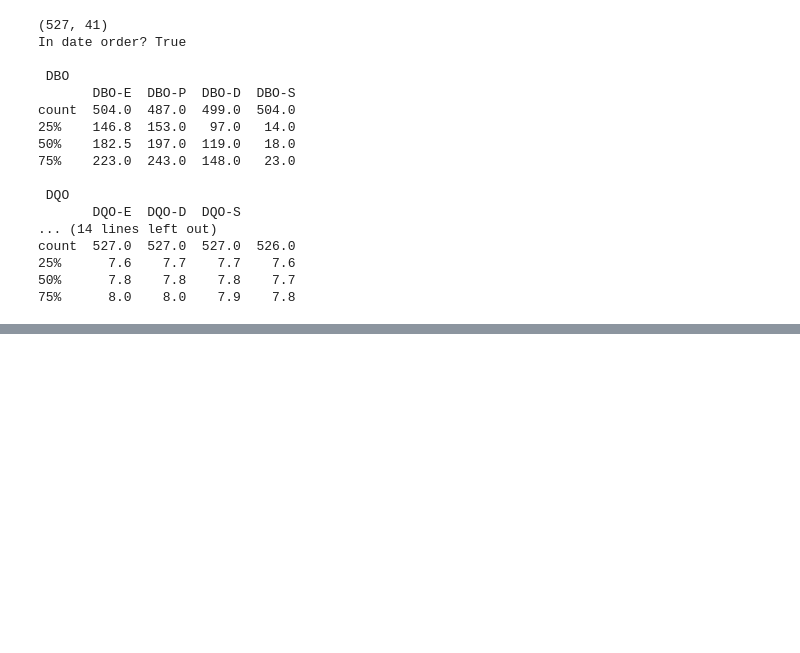
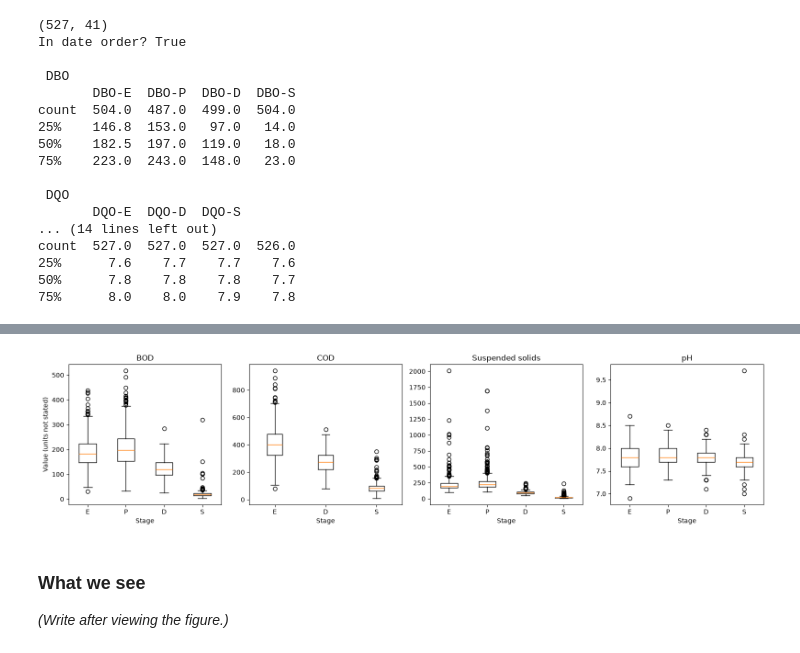
Before and after one commit to davis-mironga/wastewater-treatment-analytics, a Jupyter notebook: notebooks/03_exploratory_analysis.ipynb, the cells around one changed output, grey strips where cells are left out. Saved outputs shown, nothing was run; the diff lists cells and outputs as text; code cells hidden in the pictures; blank space fills up the shorter version.

Commit message:
Notebook 03: add stage boxplots and first findings

```diff
--- a/notebooks/03_exploratory_analysis.ipynb
+++ b/notebooks/03_exploratory_analysis.ipynb
@@ -61,0 +65,18 @@ count  527.0  527.0  527.0  526.0
+# %%
+import os
+os.makedirs("reports/figures", exist_ok=True)
+fig, axes = plt.subplots(1, 4, figsize=(16, 4))
+for ax, (v, title) in zip(axes, [("DBO","BOD"),("DQO","COD"),("SS","Suspended solids"),("PH","pH")]):
+    cs = [f"{v}-{s}" for s in ["E","P","D","S"] if f"{v}-{s}" in df.columns]
+    ax.boxplot([df[c].dropna() for c in cs], tick_labels=[c.split("-")[1] for c in cs])
+    ax.set_title(title)
+    ax.set_xlabel("Stage")
+axes[0].set_ylabel("Value (units not stated)")
+plt.tight_layout()
+plt.savefig("reports/figures/stage_boxplots.png", dpi=150)
+plt.show()
+# %% [output]
+[figure, added]
+# %% [markdown]
+### What we see
+*(Write after viewing the figure.)*
```
Also changed, not shown: parts of 2 cells of this notebook, 1 other file.
